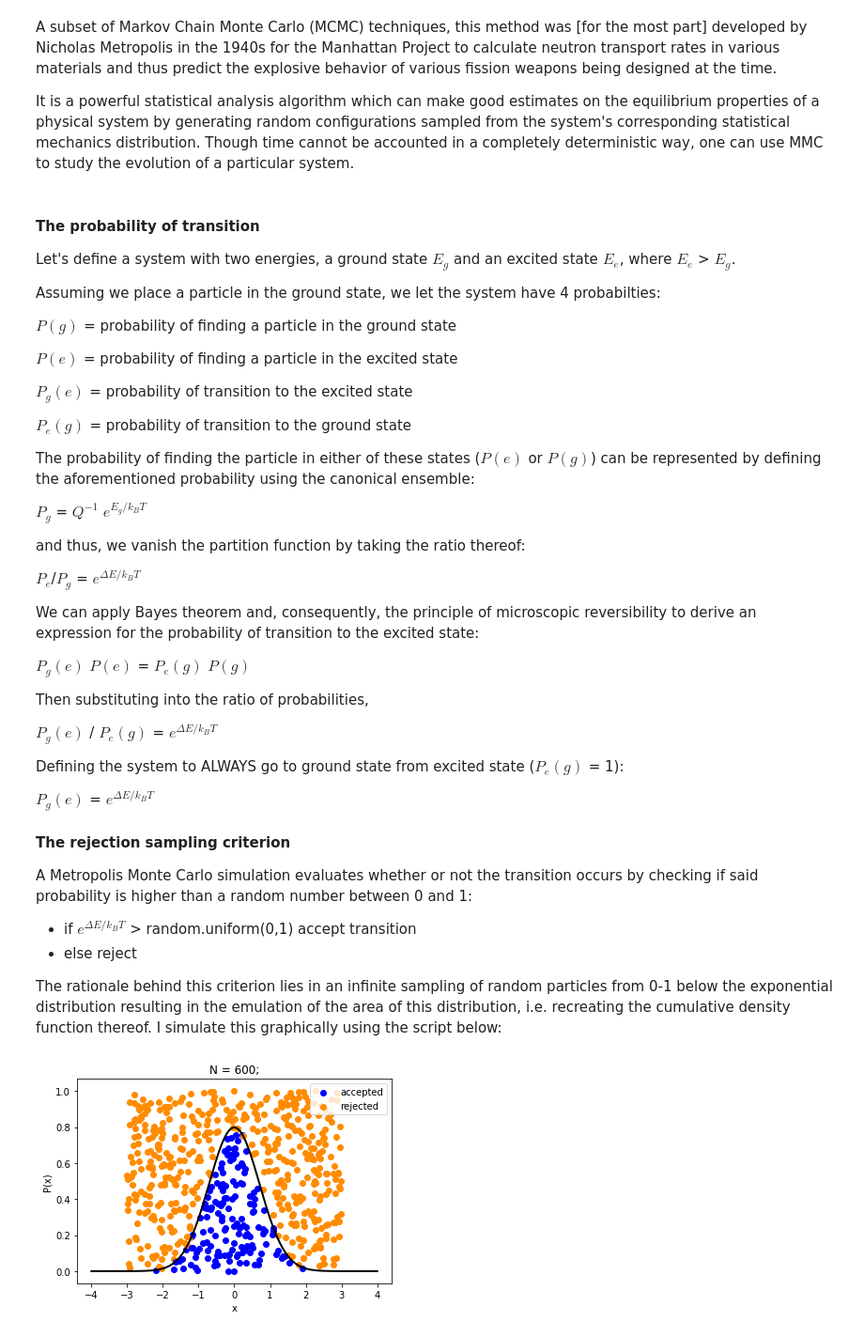
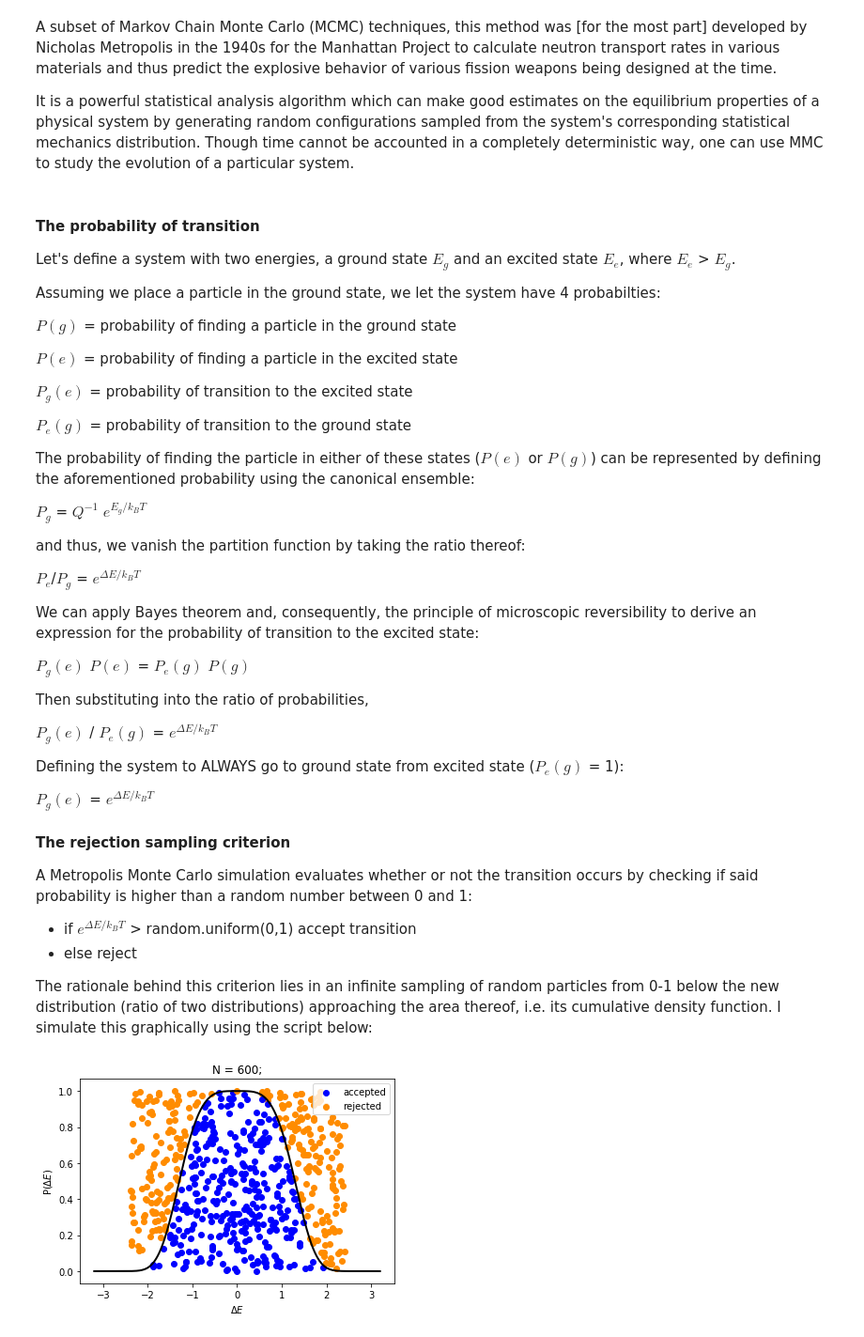
Before and after one commit to andrewrgarcia/monte-carlo, a Jupyter notebook: montecarlo.ipynb, the cells around one changed output. Shown at 94% size. Cells and saved outputs as stored; diff of their text form; code cells hidden in the pictures.

```diff
--- a/montecarlo.ipynb
+++ b/montecarlo.ipynb
@@ -205,41 +206,49 @@ A Metropolis Monte Carlo simulation evaluates whether or not the transition occu
       reject
 
 
-The rationale behind this criterion lies in an infinite sampling of random particles from 0-1 below the exponential distribution resulting in the emulation of the area of this distribution, i.e. recreating the cumulative density function thereof. I simulate this graphically using the script below:
+The rationale behind this criterion lies in an infinite sampling of random particles from 0-1 below the new distribution (ratio of two distributions) approaching the area thereof, i.e. its cumulative density function. I simulate this graphically using the script below:
 # %%
 import random as ran
 import numpy as np
+import matplotlib.pyplot as plt
 
 #function for a Gaussian
 def pdf(x,sigma):
     return (1/np.sqrt(2*np.pi*sigma**2))*np.exp((-x**2)/(2*sigma)**2)
 
+#E as a function of x
+def Ei(x):
+    return (1/np.pi)*(x)**2
 
 def accrej(n):
 
     #plot a Gaussian with the following parameters:
-    sigma, x = 0.5, np.linspace(-4,4,500)
-    P = pdf(x,sigma)
+    sigma, x_e = 0.5, np.linspace(-4,4,500)
+
+    x_g = x_e/5
+
+    P = pdf(Ei(x_e),sigma) / pdf(Ei(x_g),sigma)
 
     plt.figure()
-    plt.ylabel('P(x)')
-    plt.xlabel('x')
-    plt.plot(x,P,linewidth=2,color='k')
+    plt.ylabel('P($\Delta E$)')
+    plt.xlabel('$\Delta E$')
+    plt.plot(x_e-x_g,P,linewidth=2,color='k')
 
 
     #the rejection sampling algorithm explained graphically
     k=0
     while k < n:
         xs, ys = ran.uniform(-3,3), ran.uniform(0,1)
-        Pxs = pdf(xs,sigma)
-        [plt.scatter(xs,ys,color='b') if Pxs > ys else plt.scatter(xs,ys,color='darkorange')]
+        xs_g = xs/5
+        Pxs = pdf(Ei(xs),sigma) / pdf(Ei(xs_g),sigma)
+        [plt.scatter(xs-xs_g,ys,color='b') if Pxs > ys else plt.scatter(xs-xs_g,ys,color='darkorange')]
         plt.title('N = {};'.format(k+1))
         k+=1
 
     plt.scatter(0,0,color='b', label='accepted'), plt.scatter(0,1,color='darkorange',label='rejected')
     plt.legend()
     plt.show()
 
 accrej(600)
 # %% [output]
-[figure, old version]
+[figure, new version]
```
Also changed, not shown: parts of 4 cells of this notebook.
